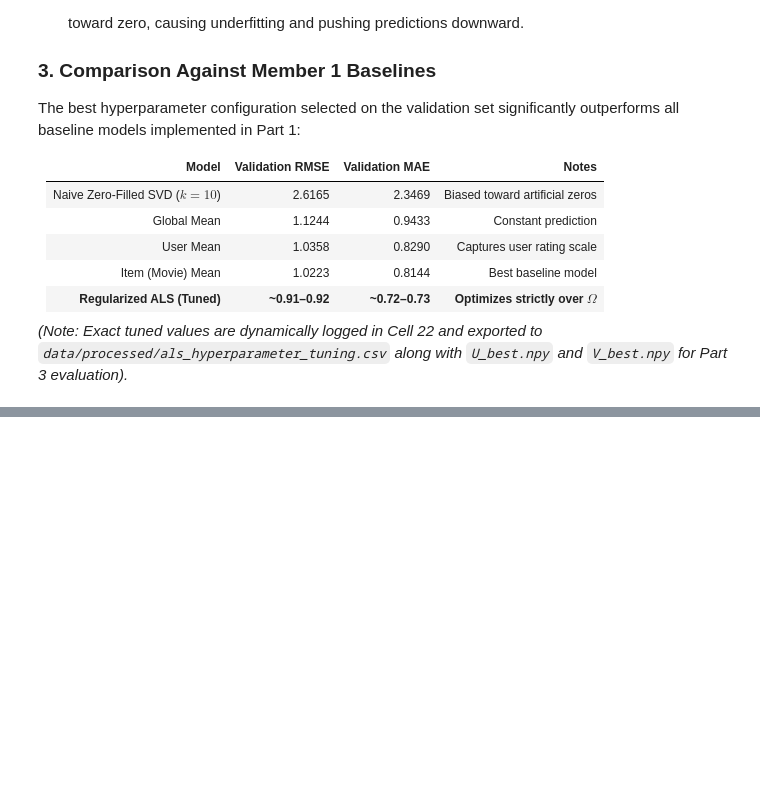
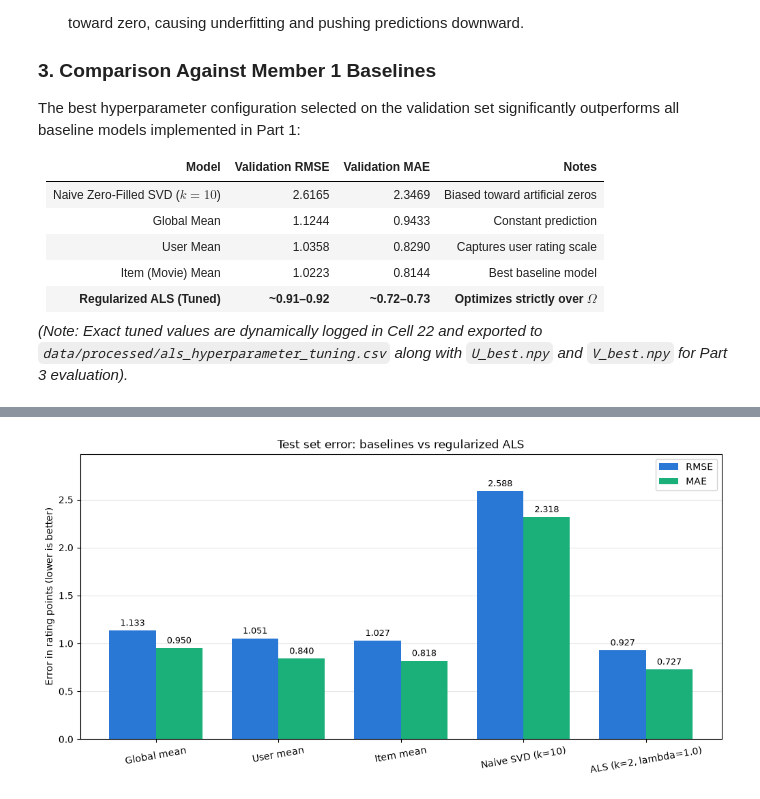
Before and after one commit to Par-TBasti/Movie-Recommendation-by-Low-Rank-Factorization, a Jupyter notebook: Movie Recommendation by Low-Rank Factorization.ipynb, the cells around one changed output, grey strips where cells are left out. Saved outputs shown, nothing was run; the diff lists cells and outputs as text; code cells hidden in the pictures; blank space fills up the shorter version.

```diff
--- a/Movie Recommendation by Low-Rank Factorization.ipynb
+++ b/Movie Recommendation by Low-Rank Factorization.ipynb
@@ -1019,0 +1364,14 @@ The following figure illustrates the performance comparison between our tuned Re
+# %%
+# Naive zero-filled SVD, exactly as Task 1: dense 943 x 1682 matrix with zeros for missing ratings
+R_dense = train.pivot(index="user_id", columns="movie_id", values="rating").fillna(0)
+U_svd, s_svd, Vt_svd = np.linalg.svd(R_dense.to_numpy(dtype=float), full_matrices=False)
+
+# Rank selected on VALIDATION (same candidate list as Task 1)
+best_k_svd, svd_val_results = find_best_k(validation, R_dense, U_svd, s_svd, Vt_svd, [1, 5, 10, 20, 50, 100])
+R_svd = U_svd[:, :best_k_svd] @ np.diag(s_svd[:best_k_svd]) @ Vt_svd[:best_k_svd, :]
+
+svd_val = predict_svd(validation, R_dense, R_svd)
+svd_test = predict_svd(test, R_dense, R_svd)
+
+# The zero-filled matrix pulls predictions toward 0: compare the average prediction with the average true rating
+print(f"Mean naive SVD prediction on test: {svd_test['prediction'].mean():.3f} (mean true rating: {svd_test['rating'].mean():.3f})")
@@ -1019,0 +1420,22 @@ The following figure illustrates the performance comparison between our tuned Re
+# %%
+RMSE_COLOR, MAE_COLOR = "#2a78d6", "#1baf7a"
+
+fig, ax = plt.subplots(figsize=(10, 5), constrained_layout=True)
+x = np.arange(len(test_results))
+width = 0.38
+bars_rmse = ax.bar(x - width / 2, test_results["Test_RMSE"], width, color=RMSE_COLOR, label="RMSE")
+bars_mae = ax.bar(x + width / 2, test_results["Test_MAE"], width, color=MAE_COLOR, label="MAE")
+for bars in (bars_rmse, bars_mae):
+    ax.bar_label(bars, fmt="%.3f", padding=3, fontsize=9)
+
+ax.set_xticks(x, test_results["Model"], rotation=10)
+ax.set_ylabel("Error in rating points (lower is better)")
+ax.set_ylim(0, test_results[["Test_RMSE", "Test_MAE"]].max().max() * 1.15)
+ax.set_title("Test set error: baselines vs regularized ALS")
+ax.grid(axis="y", alpha=0.3)
+ax.set_axisbelow(True)
+ax.legend()
+fig.savefig(REPORTS_DIR / "step2_test_errors.png", dpi=150)
+plt.show()
+# %% [output]
+[figure, added]
```
Also changed, not shown: parts of 56 cells of this notebook, 32 other files.
